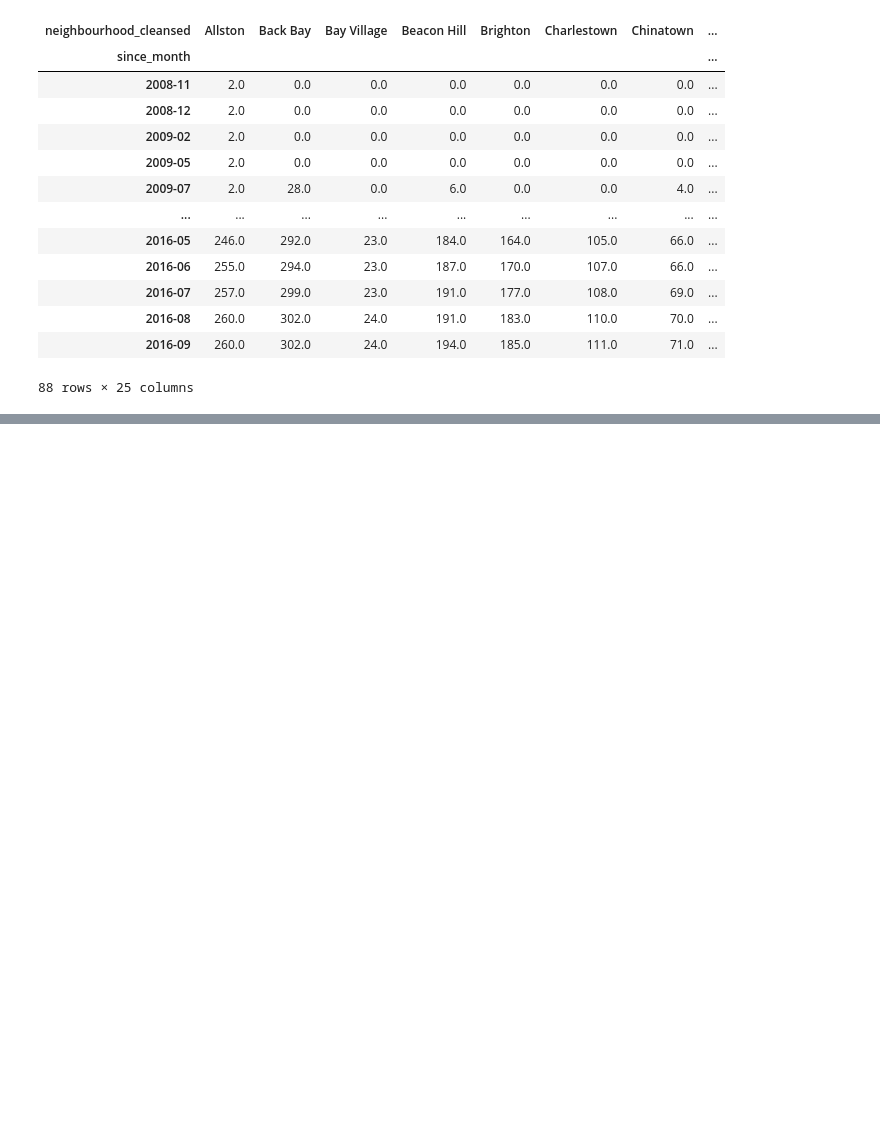
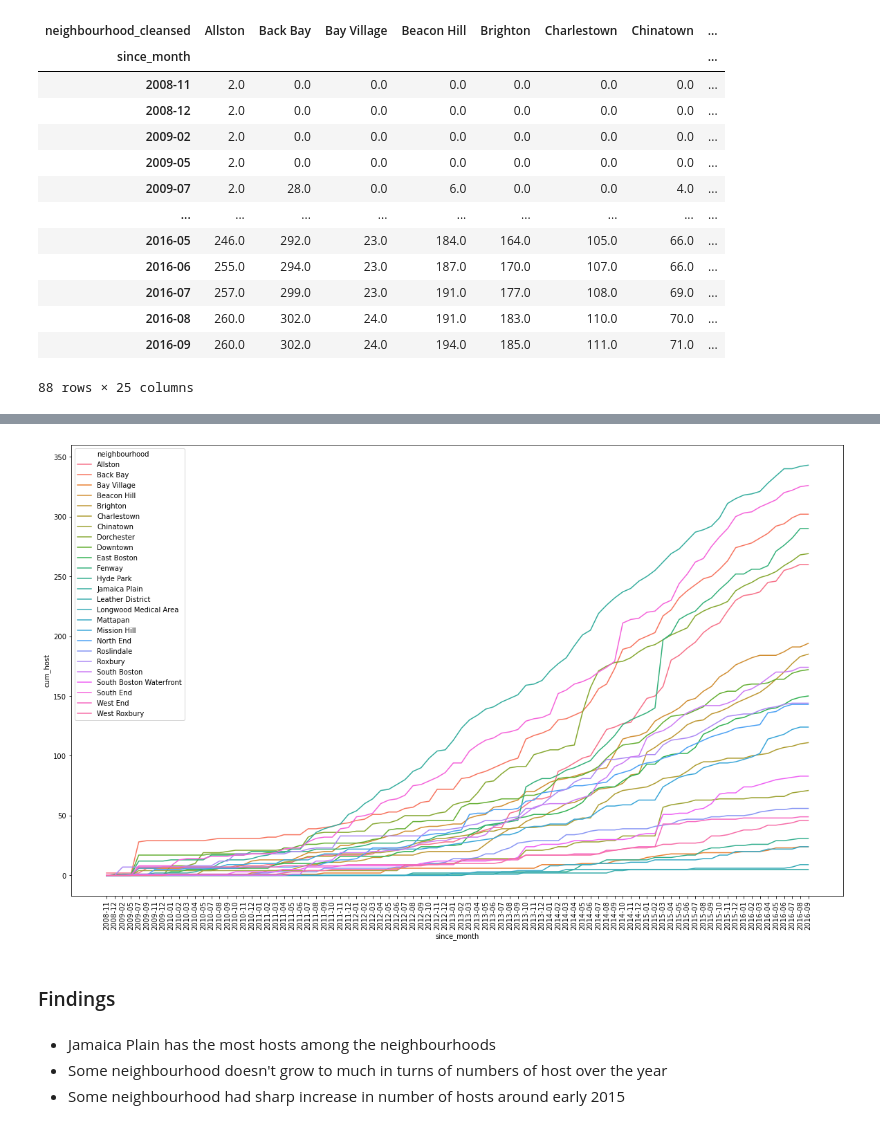
Before and after one commit to gloriagong001/Boston-Airbnb-Analysis, a Jupyter notebook: boston-airbnb.ipynb, the cells around one changed output, grey strips where cells are left out. Drawn from its saved outputs; the diff is of its cells as text; code cells hidden in the pictures; blank space fills up the shorter version.

Commit message:
update the analysis with graph

```diff
--- a/boston-airbnb.ipynb
+++ b/boston-airbnb.ipynb
@@ -388,3 +395,11 @@ neigh_host_wide
 | 2016-08 | 260.0 | 302.0 | 24.0 | 191.0 | 183.0 | 110.0 | 70.0 | ... |
 | 2016-09 | 260.0 | 302.0 | 24.0 | 194.0 | 185.0 | 111.0 | 71.0 | ... |
 88 rows × 25 columns
+# %%
+# reset index
+neigh_host_wide.reset_index(inplace=True)
+# melted the dataframe for visulization
+neigh_host_long=pd.melt(neigh_host_wide, id_vars=['since_month'])
+# %%
+# rename columns
+neigh_host_long=neigh_host_long.rename({"neighbourhood_cleansed":"neighbourhood","value":"cum_host"}, axis='columns')
@@ -390,0 +423,13 @@ neigh_host_wide
+# %%
+# plot the data
+f, ax = plt.subplots(figsize=(20, 12))
+g=sns.lineplot(data=neigh_host_long, x="since_month", y='cum_host', hue='neighbourhood')
+g=g.set_xticklabels(neigh_host_long.since_month.unique(),rotation=90)
+# %% [output]
+[figure, added]
+# %% [markdown]
+### Findings
+# %% [markdown]
+* Jamaica Plain has the most hosts among the neighbourhoods
+* Some neighbourhood doesn't grow to much in turns of numbers of host over the year
+* Some neighbourhood had sharp increase in number of hosts around early 2015
```
Also changed, not shown: parts of 13 cells of this notebook, 1 other file.
